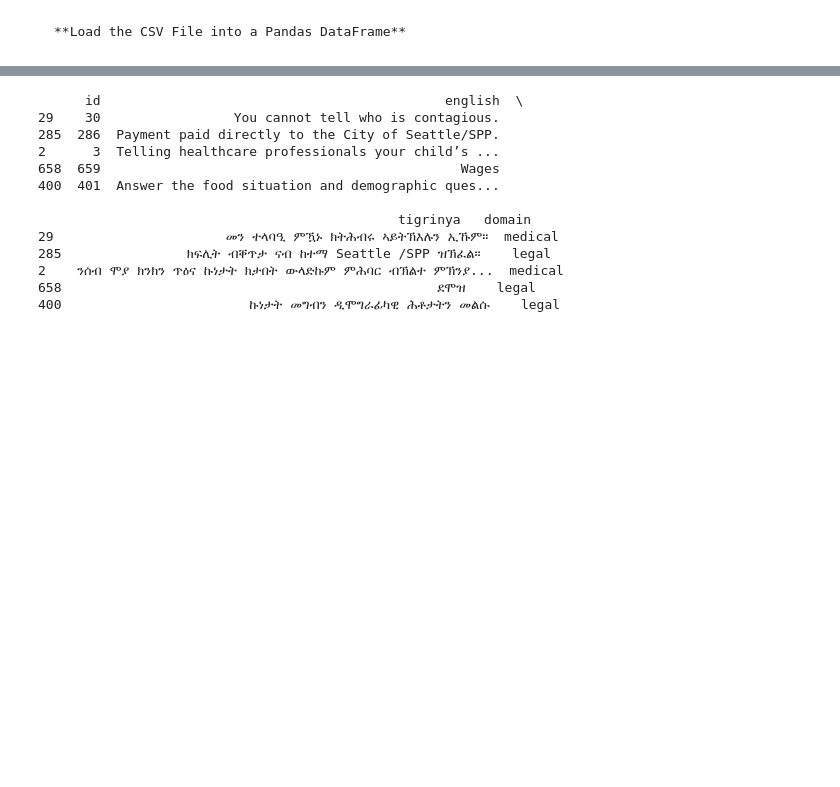
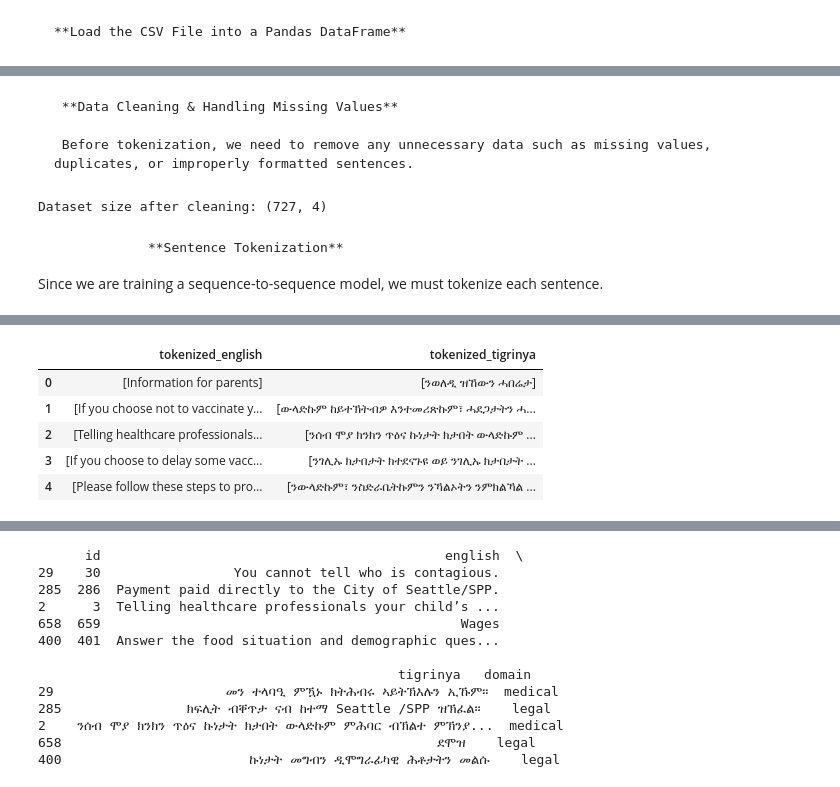
Before and after one commit to Merha23/AI_Tigrinya_Translation, a Jupyter notebook: Final_Project_Source_Code_Program.ipynb, the cells around one changed output, grey strips where cells are left out. Saved outputs shown, nothing was run; the diff lists cells and outputs as text; code cells hidden in the pictures; blank space fills up the shorter version.

```diff
--- a/Final_Project_Source_Code_Program.ipynb
+++ b/Final_Project_Source_Code_Program.ipynb
@@ -130,0 +109,31 @@ df.head()
+# %% [markdown]
+     **Data Cleaning & Handling Missing Values**
+
+     Before tokenization, we need to remove any unnecessary data such as missing values, duplicates, or improperly formatted sentences.
+# %%
+# Remove empty or missing values
+df = df.dropna()
+
+# Remove duplicates
+df = df.drop_duplicates()
+
+# Strip unwanted whitespace
+df['english'] = df['english'].str.strip()
+df['tigrinya'] = df['tigrinya'].str.strip()
+
+print(f"Dataset size after cleaning: {df.shape}")
+# %% [output]
+Dataset size after cleaning: (727, 4)
+# %% [markdown]
+                **Sentence Tokenization**
+  Since we are training a sequence-to-sequence model, we must tokenize each sentence.
+# %%
+import nltk
+nltk.download('punkt')
+from nltk.tokenize import sent_tokenize
+
+# Ensure column names match exactly
+df['tokenized_english'] = df['english'].apply(lambda x: str(x).split('. '))
+df['tokenized_tigrinya'] = df['tigrinya'].apply(lambda x: str(x).split('። '))
+df[['tokenized_english', 'tokenized_tigrinya']].head()
+# %% [output]
@@ -130,0 +142,6 @@ df.head()
+|  | tokenized_english | tokenized_tigrinya |
+| 0 | [Information for parents] | [ንወለዲ ዝኸውን ሓበሬታ] |
+| 1 | [If you choose not to vaccinate y... | [ውላድኩም ከይተኽትብዎ እንተመሪጽኩም፣ ሓደጋታትን ሓ... |
+| 2 | [Telling healthcare professionals... | [ንሰብ ሞያ ክንክን ጥዕና ኩነታት ክታበት ውላድኩም ... |
+| 3 | [If you choose to delay some vacc... | [ንገሊኡ ክታበታት ክተደናጉዩ ወይ ንገሊኡ ክታበታት ... |
+| 4 | [Please follow these steps to pro... | [ንውላድኩም፣ ንስድራቤትኩምን ንኻልኦትን ንምክልኻል ... |
```
Also changed, not shown: parts of 17 cells of this notebook.
